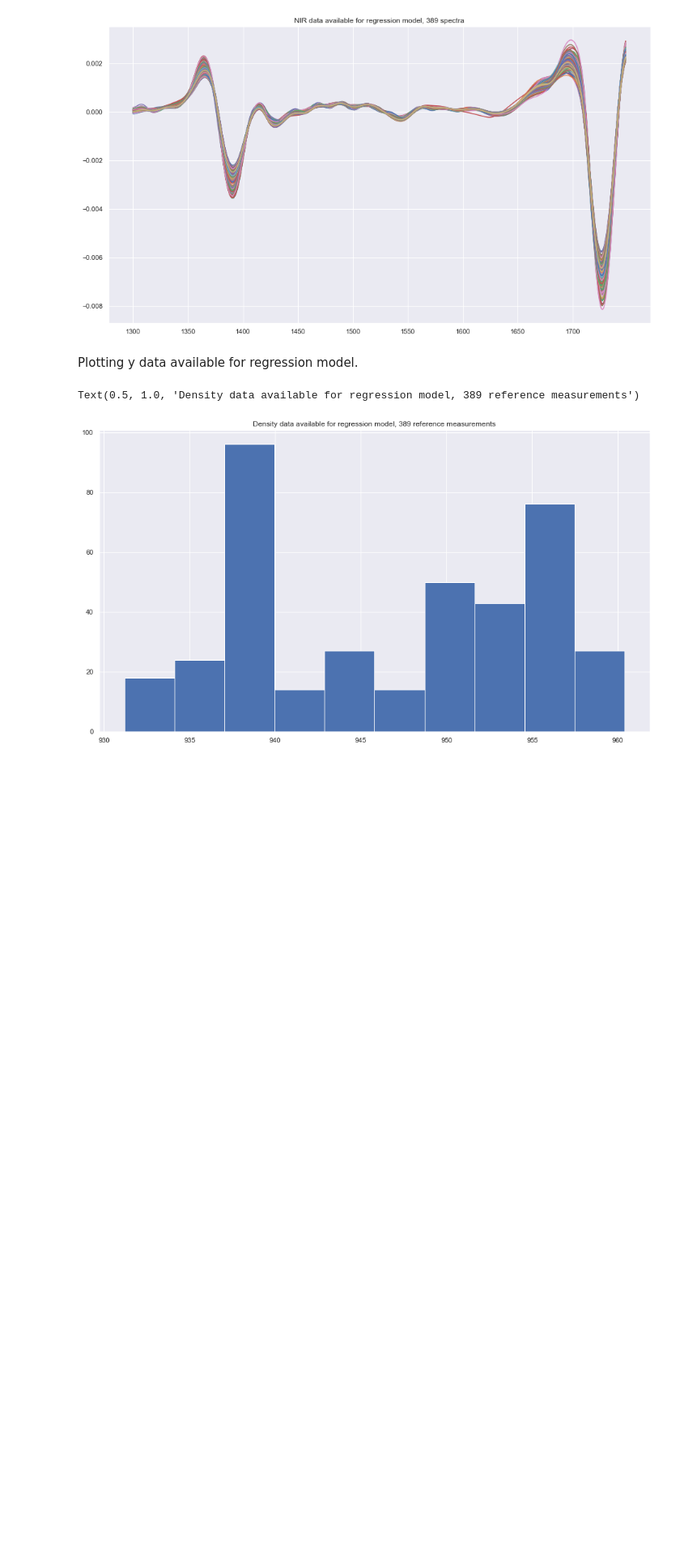
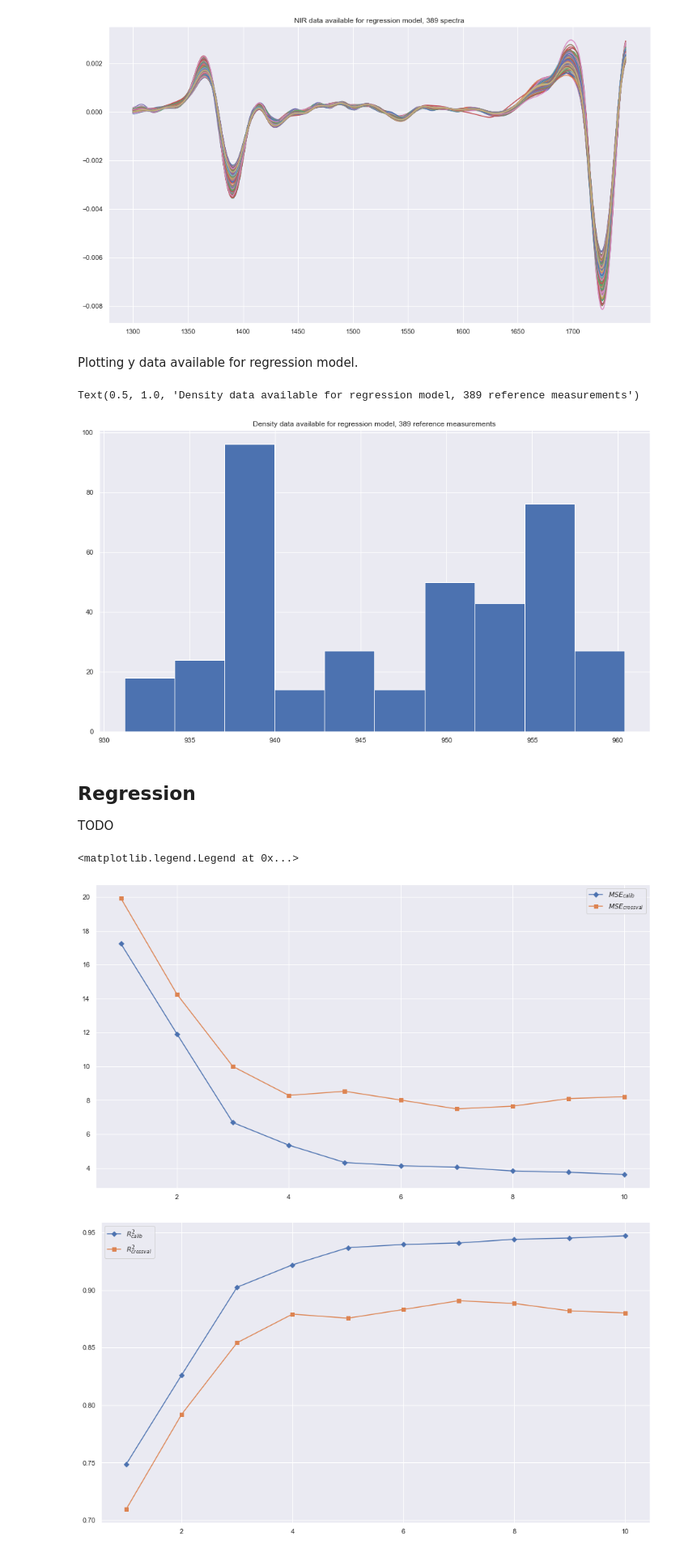
Before and after one commit to bitjungle/OpenData, a Jupyter notebook: bronir2/analysis.ipynb, the cells around one changed output. Shown at 81% size. Cells and saved outputs as stored; diff of their text form; code cells hidden in the pictures; blank space fills up the shorter version.

```diff
--- a/bronir2/analysis.ipynb
+++ b/bronir2/analysis.ipynb
@@ -274,3 +279,47 @@ plt.title('Density data available for regression model, {} reference measurement
 # %% [output]
 Text(0.5, 1.0, 'Density data available for regression model, 389 reference measurements')
 [figure]
+# %% [markdown]
+## Regression
+
+TODO
+# %%
+mse_c = []
+mse_cv = []
+score_c = []
+score_cv = []
+y_c = []
+y_cv = []
+
+component = np.arange(1, 11)
+
+for i in component:
+    # Fitting model to data
+    pls = PLSRegression(n_components=i)
+    pls.fit(reg_mod_X, reg_mod_y)
+
+    # Validation
+    y_c.append(pls.predict(reg_mod_X))
+    y_cv.append(cross_val_predict(pls, reg_mod_X, reg_mod_y, cv=10))
+
+    # R^2 (coefficient of determination) regression score
+    score_c.append(r2_score(reg_mod_y, y_c[-1]))
+    score_cv.append(r2_score(reg_mod_y, y_cv[-1]))
+
+    # Mean Square Error of calibration and cross validation
+    mse_c.append(mean_squared_error(reg_mod_y, y_c[-1]))
+    mse_cv.append(mean_squared_error(reg_mod_y, y_cv[-1]))
+
+plt.figure(figsize=[16, 9])
+plt.plot(component, mse_c, label="$MSE_{calib}$", marker="D")
+plt.plot(component, mse_cv, label="$MSE_{crossval}$", marker="s")
+plt.legend()
+
+plt.figure(figsize=[16, 9])
+plt.plot(component, score_c, label="$R^2_{calib}$", marker="D")
+plt.plot(component, score_cv, label="$R^2_{crossval}$", marker="s")
+plt.legend()
+# %% [output]
+<matplotlib.legend.Legend at 0x...>
+[figure, added]
+[figure, added]
```
Also changed, not shown: parts of 4 cells of this notebook.
